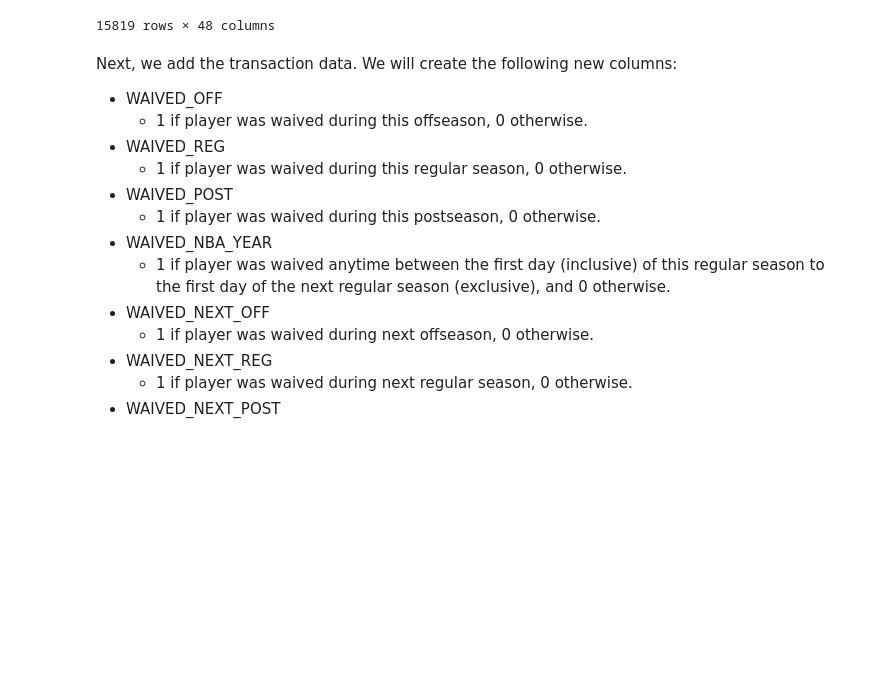
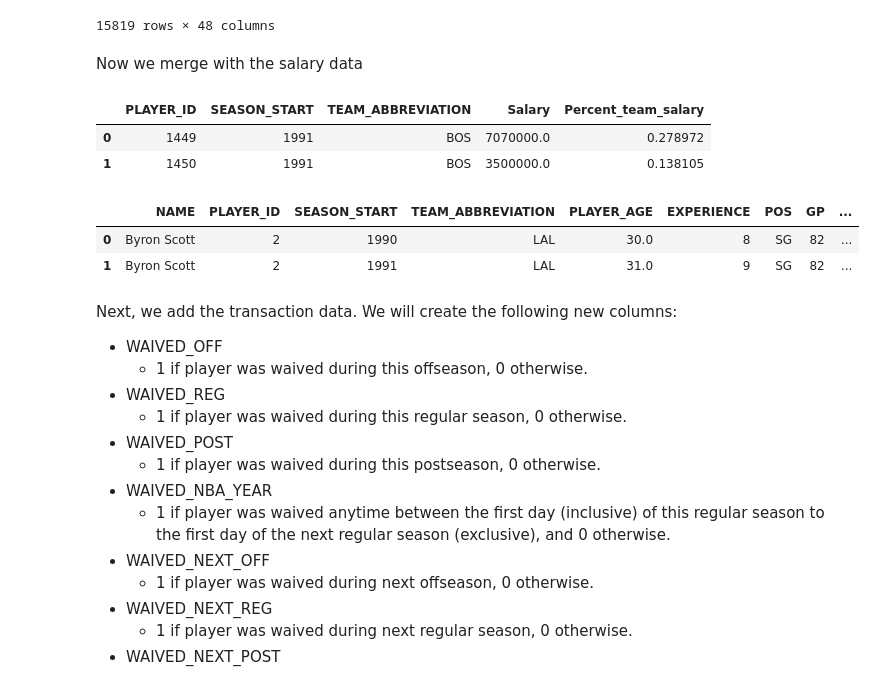
Before and after one commit to aapandy2/predicting_nba_player_retention, a Jupyter notebook: Data/merged_data/data_merger.ipynb, the cells around one changed output. Cells and saved outputs as stored; diff of their text form; code cells hidden in the pictures; blank space fills up the shorter version.

Commit message:
Updated merged_data to include salaries

```diff
--- a/Data/merged_data/data_merger.ipynb
+++ b/Data/merged_data/data_merger.ipynb
@@ -31,3 +31,5 @@ advanced_stats = pd.read_csv('data_to_merge/advanced_stats.csv')
 transaction_data = pd.read_csv('../transaction_data/transaction_data.csv')
 # %%
 nba_key_dates = pd.read_csv('data_to_merge/nba_key_dates.csv')
+# %%
+salary_data = pd.read_csv('data_to_merge/salaries_with_player_id.csv')
@@ -34,3 +38,5 @@ nba_key_dates = pd.read_csv('data_to_merge/nba_key_dates.csv')
+# %%
+salary_data = salary_data.rename(columns = {'Year' : 'SEASON_START', 'Team' : 'TEAM_ABBREVIATION'})
 # %% [markdown]
 Remove data from stats and advanced stats prior to 1990 season because our transaction data cuts off at 1990.
 # %%
@@ -359,6 +365,22 @@ merged_data_collapsed_teams
 | 15817 | Trey Jemison | 1641998 | 2023 | [WAS, MEM] | 24.0 | 1 | C | 25 | 14.0 | ... |
 | 15818 | Malik Williams | 1642013 | 2023 | [TOR] | 25.0 | 1 | C | 7 | 2.0 | ... |
 15819 rows × 48 columns
+# %% [markdown]
+Now we merge with the salary data
+# %%
+salary_data[['PLAYER_ID','SEASON_START','TEAM_ABBREVIATION','Salary','Percent_team_salary']].head(2)
+# %% [output]
+|  | PLAYER_ID | SEASON_START | TEAM_ABBREVIATION | Salary | Percent_team_salary |
+| 0 | 1449 | 1991 | BOS | 7070000.0 | 0.278972 |
+| 1 | 1450 | 1991 | BOS | 3500000.0 | 0.138105 |
+# %%
+merged_data = pd.merge(merged_data, salary_data[['PLAYER_ID','SEASON_START','TEAM_ABBREVIATION','Salary','Percent_team_salary']], on=['PLAYER_ID', 'SEASON_START', 'TEAM_ABBREVIATION'], how='left')
+# %%
+merged_data.head(2)
+# %% [output]
+|  | NAME | PLAYER_ID | SEASON_START | TEAM_ABBREVIATION | PLAYER_AGE | EXPERIENCE | POS | GP | ... |
+| 0 | Byron Scott | 2 | 1990 | LAL | 30.0 | 8 | SG | 82 | ... |
+| 1 | Byron Scott | 2 | 1991 | LAL | 31.0 | 9 | SG | 82 | ... |
 # %% [markdown]
 Next, we add the transaction data. We will create the following new columns:
 
```
Also changed, not shown: parts of 7 cells of this notebook, 1 other file.
